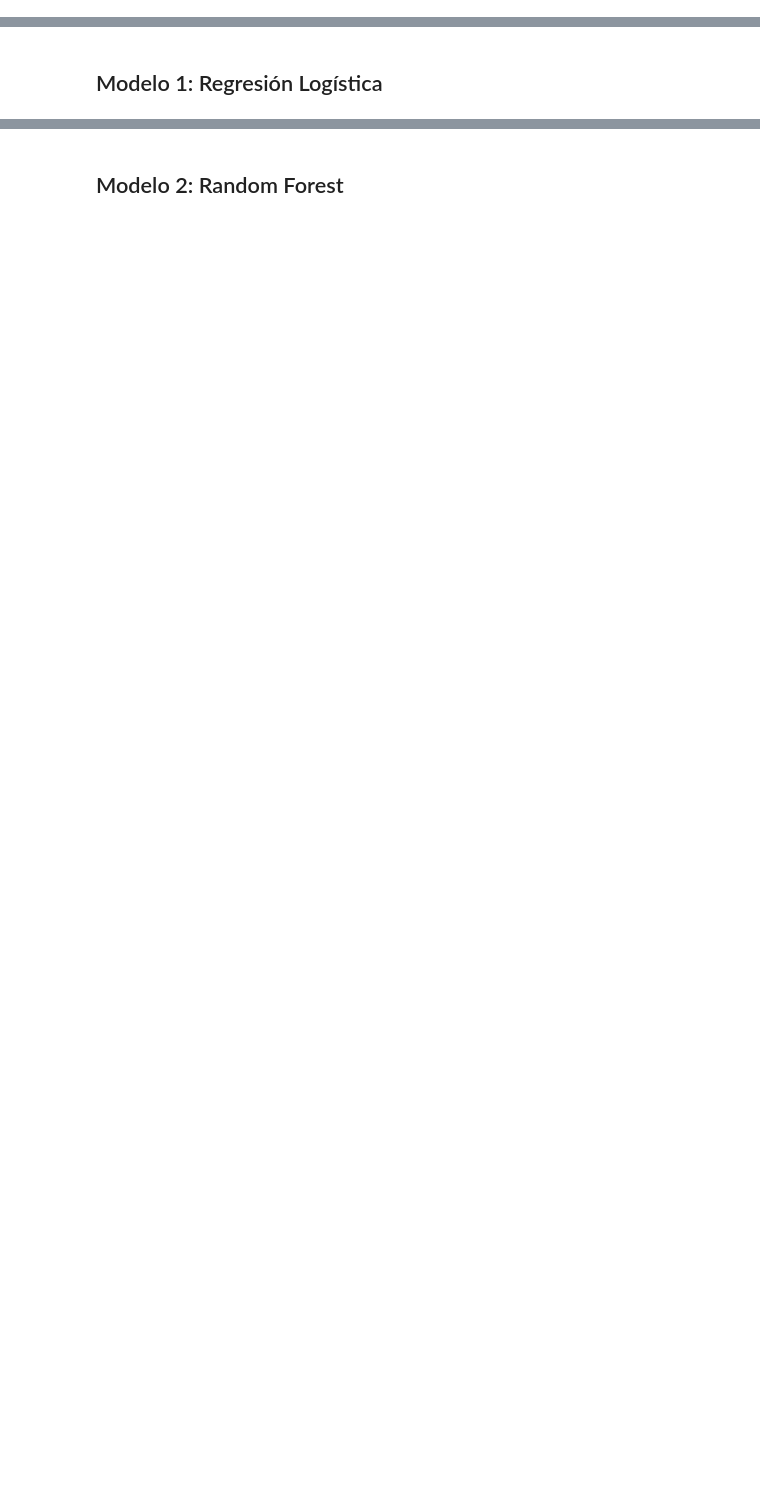
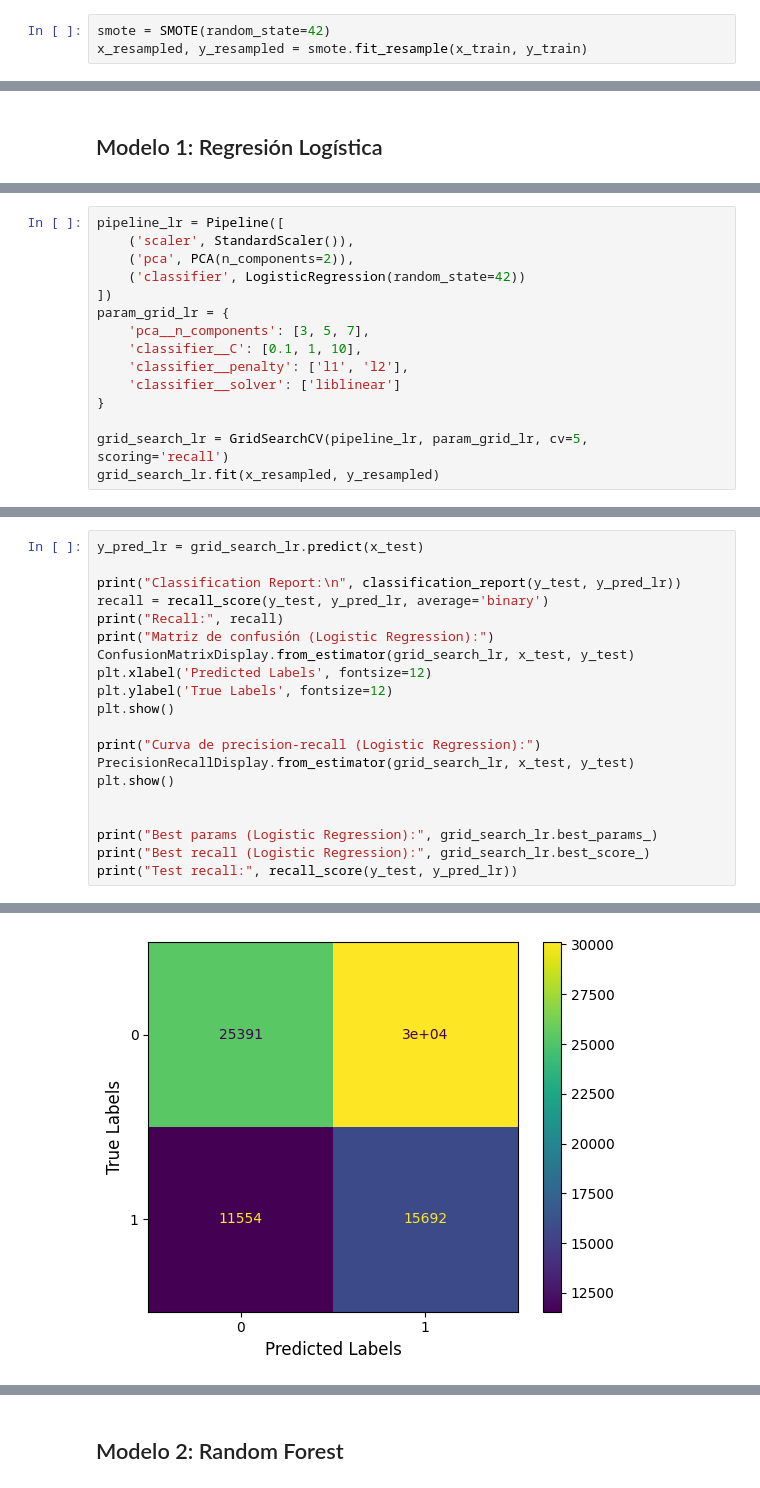
Before and after one commit to hug4470/DepressionML, a Jupyter notebook: MLProject/notebooks/03.02_Entrenamiento_Evaluación.ipynb, the cells around one changed output, grey strips where cells are left out. Saved outputs shown, nothing was run; the diff lists cells and outputs as text; blank space fills up the shorter version.

```diff
--- a/MLProject/notebooks/03.02_Entrenamiento_Evaluación.ipynb
+++ b/MLProject/notebooks/03.02_Entrenamiento_Evaluación.ipynb
@@ -58,0 +61,3 @@ print(y_test.shape)
+# %%
+smote = SMOTE(random_state=42)
+x_resampled, y_resampled = smote.fit_resample(x_train, y_train)
@@ -71,0 +68,15 @@ print(f"Regresión Logística - Accuracy: {score_lr:.2f}")
+# %%
+pipeline_lr = Pipeline([
+    ('scaler', StandardScaler()),
+    ('pca', PCA(n_components=2)),
+    ('classifier', LogisticRegression(random_state=42))
+])
+param_grid_lr = {
+    'pca__n_components': [3, 5, 7],
+    'classifier__C': [0.1, 1, 10],
+    'classifier__penalty': ['l1', 'l2'],
+    'classifier__solver': ['liblinear']
+}
+
+grid_search_lr = GridSearchCV(pipeline_lr, param_grid_lr, cv=5, scoring='recall')
+grid_search_lr.fit(x_resampled, y_resampled)
@@ -71,0 +94,21 @@ print(f"Regresión Logística - Accuracy: {score_lr:.2f}")
+# %%
+y_pred_lr = grid_search_lr.predict(x_test)
+
+print("Classification Report:\n", classification_report(y_test, y_pred_lr))
+recall = recall_score(y_test, y_pred_lr, average='binary')
+print("Recall:", recall)
+print("Matriz de confusión (Logistic Regression):")
+ConfusionMatrixDisplay.from_estimator(grid_search_lr, x_test, y_test)
+plt.xlabel('Predicted Labels', fontsize=12)
+plt.ylabel('True Labels', fontsize=12)
+plt.show()
+
+print("Curva de precision-recall (Logistic Regression):")
+PrecisionRecallDisplay.from_estimator(grid_search_lr, x_test, y_test)
+plt.show()
+
+
+print("Best params (Logistic Regression):", grid_search_lr.best_params_)
+print("Best recall (Logistic Regression):", grid_search_lr.best_score_)
+print("Test recall:", recall_score(y_test, y_pred_lr))
+# %% [output]
@@ -71,0 +127 @@ print(f"Regresión Logística - Accuracy: {score_lr:.2f}")
+[figure, added]
```
Also changed, not shown: parts of 50 cells of this notebook, 11 other files.
